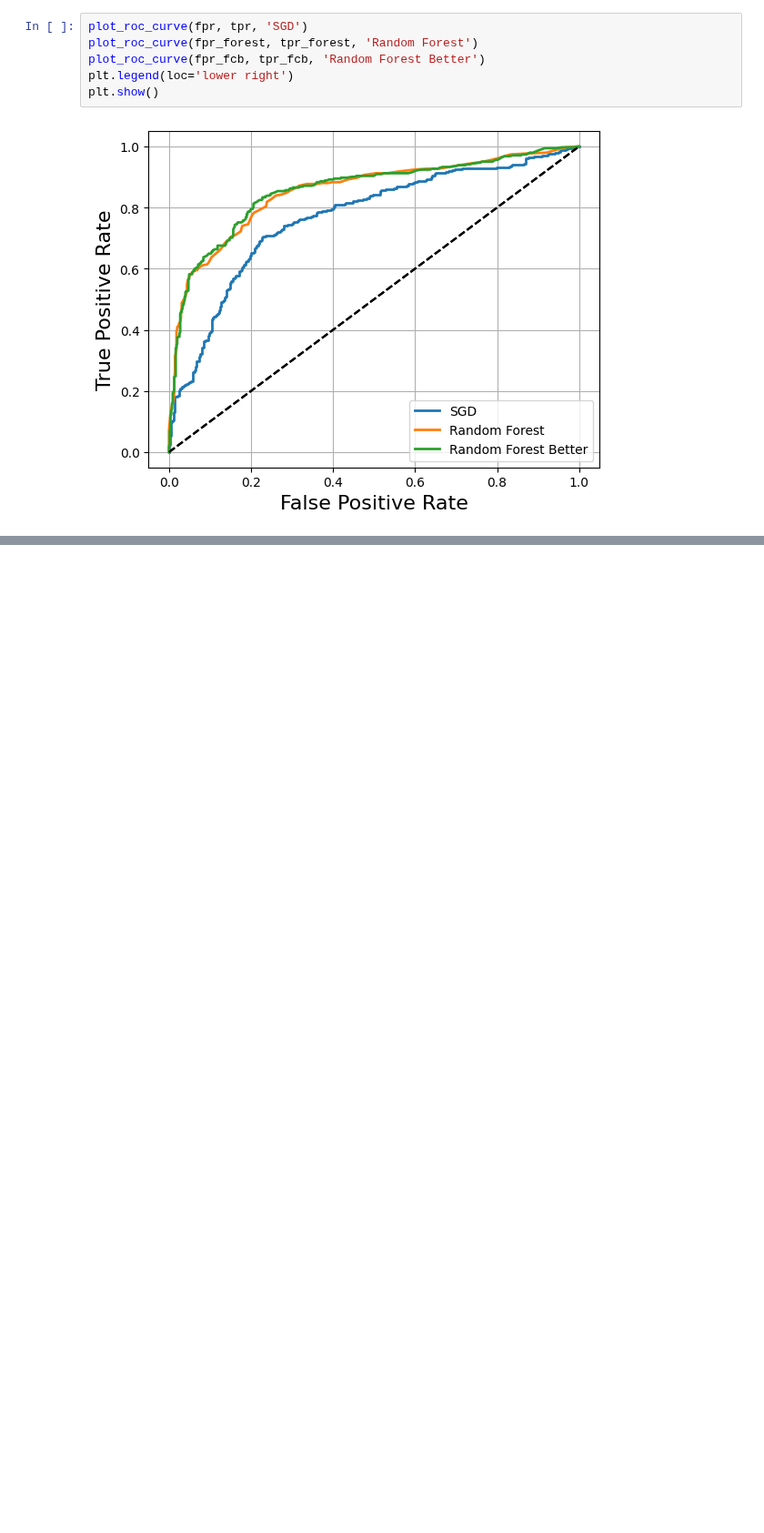
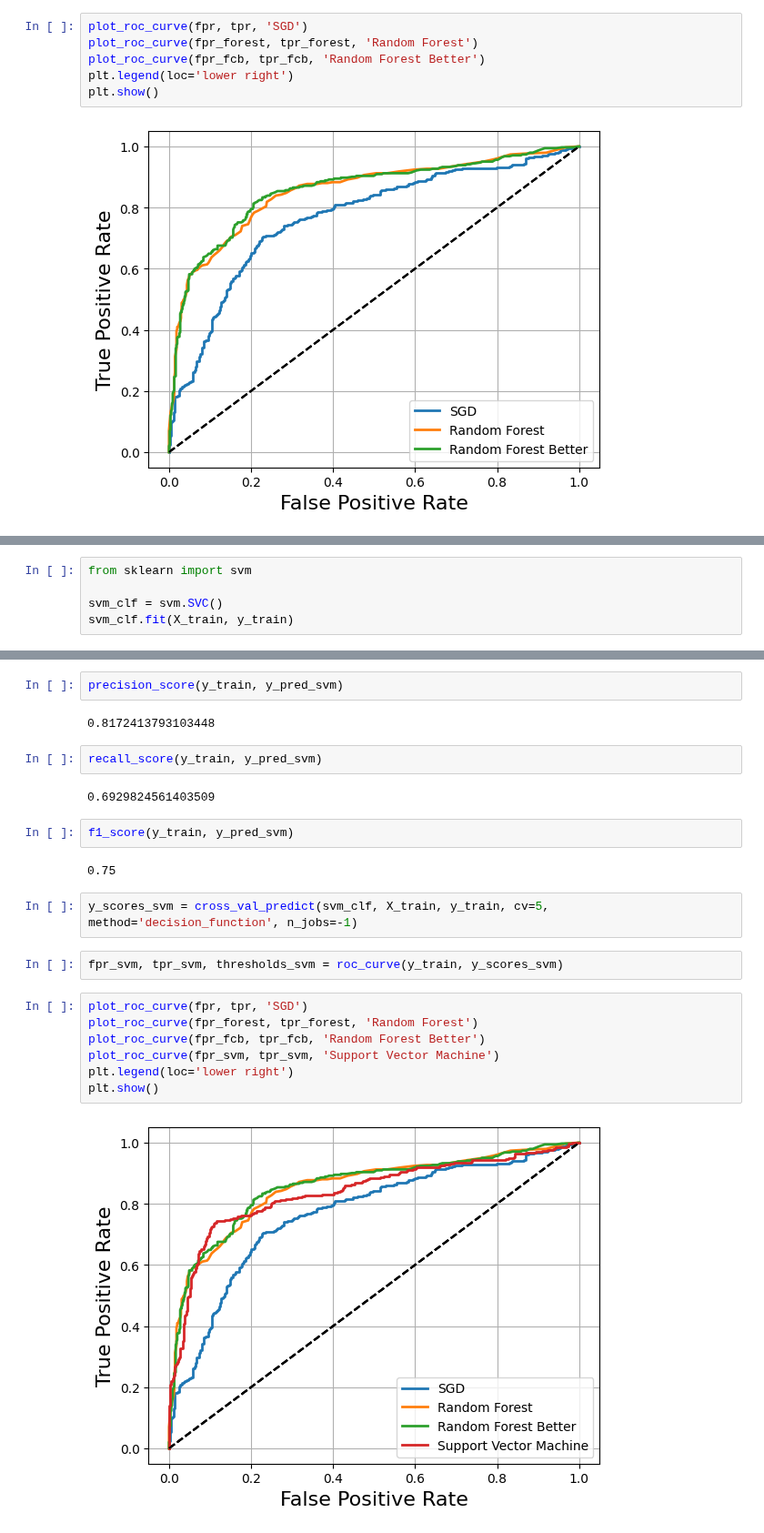
Before and after one commit to alinemitri/hands-on-ML-book, a Jupyter notebook: 03_titanic.ipynb, the cells around one changed output, grey strips where cells are left out. Shown at 91% size. Saved outputs shown, nothing was run; the diff lists cells and outputs as text; blank space fills up the shorter version.

Commit message:
Train and Evaluate Support Vector Machine Classifier

```diff
--- a/03_titanic.ipynb
+++ b/03_titanic.ipynb
@@ -490,0 +493,5 @@ plt.show()
+# %%
+from sklearn import svm
+
+svm_clf = svm.SVC()
+svm_clf.fit(X_train, y_train)
@@ -490,0 +510,25 @@ plt.show()
+# %%
+precision_score(y_train, y_pred_svm)
+# %% [output]
+0.8172413793103448
+# %%
+recall_score(y_train, y_pred_svm)
+# %% [output]
+0.6929824561403509
+# %%
+f1_score(y_train, y_pred_svm)
+# %% [output]
+0.75
+# %%
+y_scores_svm = cross_val_predict(svm_clf, X_train, y_train, cv=5, method='decision_function', n_jobs=-1)
+# %%
+fpr_svm, tpr_svm, thresholds_svm = roc_curve(y_train, y_scores_svm)
+# %%
+plot_roc_curve(fpr, tpr, 'SGD')
+plot_roc_curve(fpr_forest, tpr_forest, 'Random Forest')
+plot_roc_curve(fpr_fcb, tpr_fcb, 'Random Forest Better')
+plot_roc_curve(fpr_svm, tpr_svm, 'Support Vector Machine')
+plt.legend(loc='lower right')
+plt.show()
+# %% [output]
+[figure, added]
```
Also changed, not shown: parts of 4 cells of this notebook.
